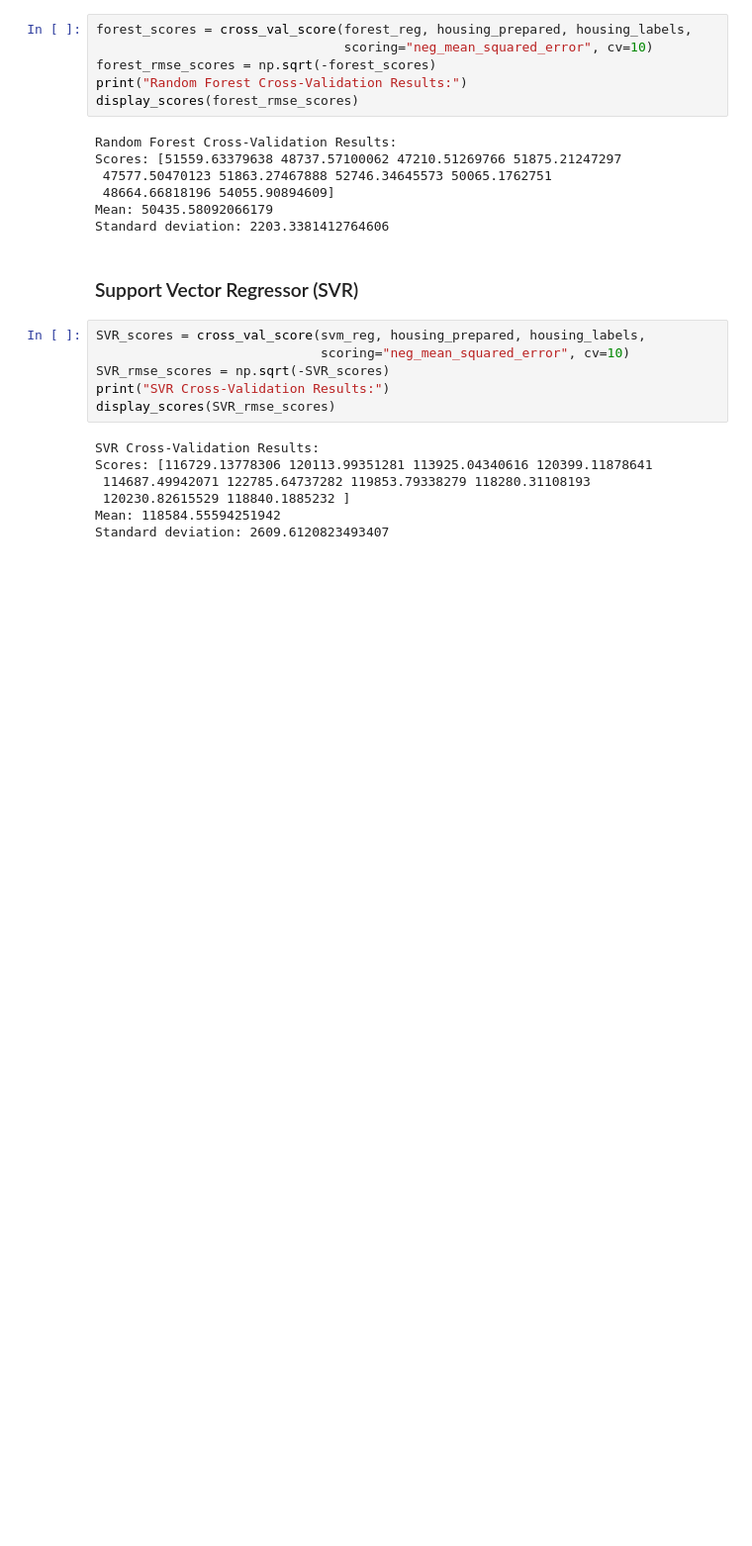
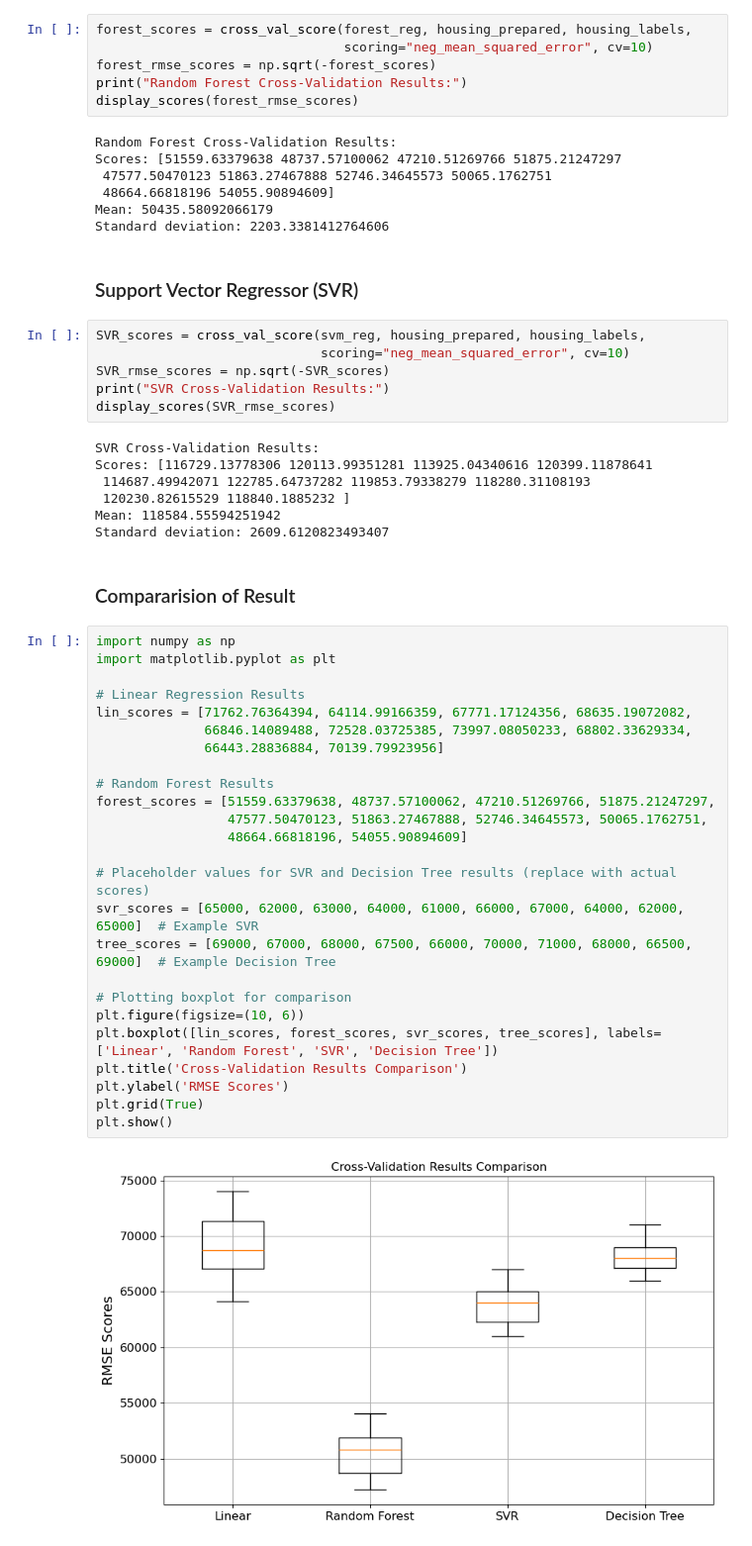
Before and after one commit to susmitha418/SusmithaVallepalli, a Jupyter notebook: IAI600_Lab2.ipynb, the cells around one changed output. Shown: that part at 99% size. Saved outputs shown, nothing was run; the diff lists cells and outputs as text; blank space fills up the shorter version.

```diff
--- a/IAI600_Lab2.ipynb
+++ b/IAI600_Lab2.ipynb
@@ -522,3 +522,32 @@ Scores: [116729.13778306 120113.99351281 113925.04340616 120399.11878641
  120230.82615529 118840.1885232 ]
 Mean: 118584.55594251942
 Standard deviation: 2609.6120823493407
+# %% [markdown]
+### Compararision of Result
+# %%
+import numpy as np
+import matplotlib.pyplot as plt
+
+# Linear Regression Results
+lin_scores = [71762.76364394, 64114.99166359, 67771.17124356, 68635.19072082,
+              66846.14089488, 72528.03725385, 73997.08050233, 68802.33629334,
+              66443.28836884, 70139.79923956]
+
+# Random Forest Results
+forest_scores = [51559.63379638, 48737.57100062, 47210.51269766, 51875.21247297,
+                 47577.50470123, 51863.27467888, 52746.34645573, 50065.1762751,
+                 48664.66818196, 54055.90894609]
+
+# Placeholder values for SVR and Decision Tree results (replace with actual scores)
+svr_scores = [65000, 62000, 63000, 64000, 61000, 66000, 67000, 64000, 62000, 65000]  # Example SVR
+tree_scores = [69000, 67000, 68000, 67500, 66000, 70000, 71000, 68000, 66500, 69000]  # Example Decision Tree
+
+# Plotting boxplot for comparison
+plt.figure(figsize=(10, 6))
+plt.boxplot([lin_scores, forest_scores, svr_scores, tree_scores], labels=['Linear', 'Random Forest', 'SVR', 'Decision Tree'])
+plt.title('Cross-Validation Results Comparison')
+plt.ylabel('RMSE Scores')
+plt.grid(True)
+plt.show()
+# %% [output]
+[figure, added]
```
Also changed, not shown: parts of 2 cells of this notebook.
